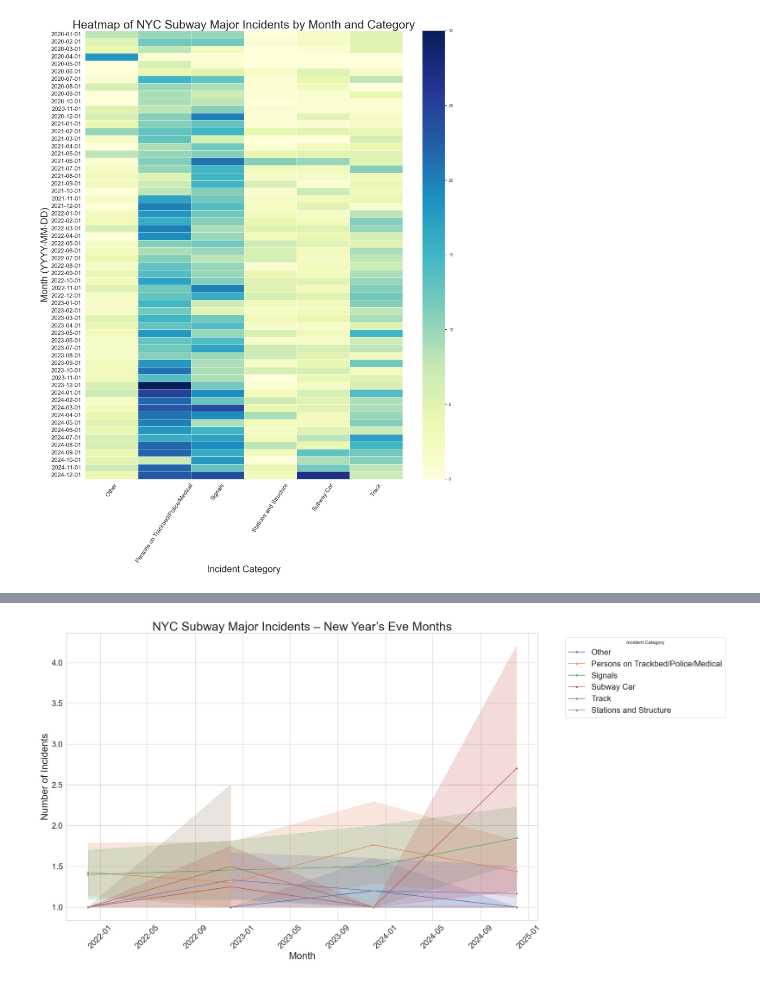
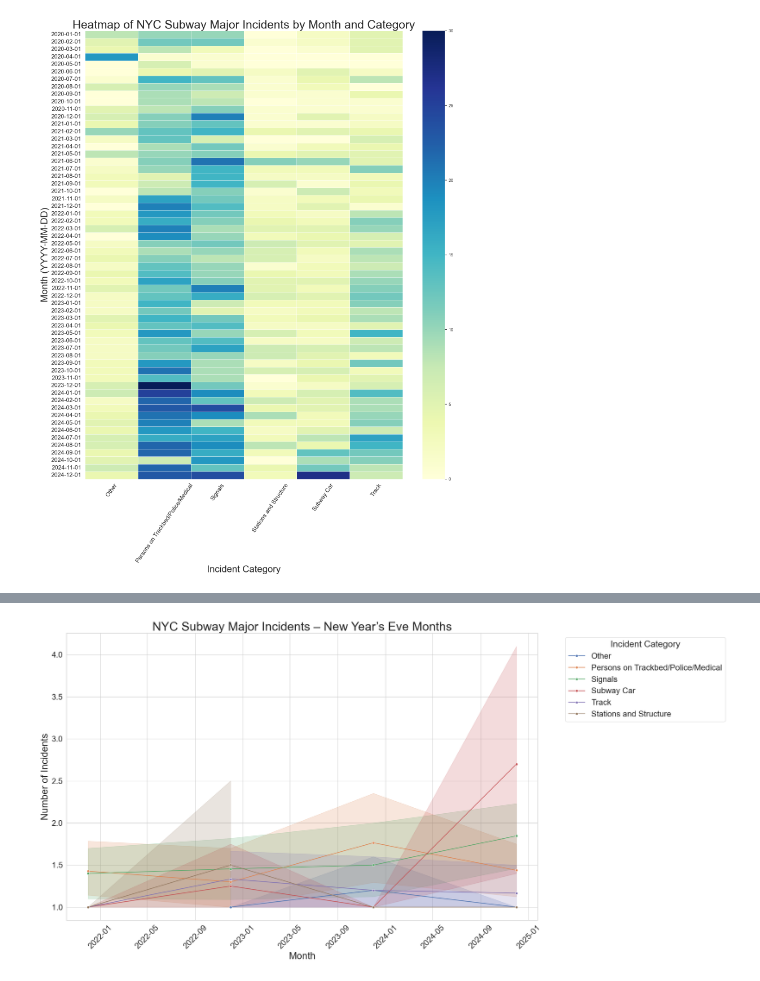
Before and after one commit to ClaraML96/ClaraML96.github.io, a Jupyter notebook: _scripts/Incidents.ipynb, the cells around one changed output, grey strips where cells are left out. Saved outputs shown, nothing was run; the diff lists cells and outputs as text; code cells hidden in the pictures.

```diff
--- a/_scripts/Incidents.ipynb
+++ b/_scripts/Incidents.ipynb
@@ -121,22 +310,28 @@ plt.show()
 # %%
 # --- New Year's Eve Incident Timeline ---
 
 # Filter for December months (when NYE happens)
 nye_months = pd.to_datetime(['2021-12', '2022-12', '2023-12', '2024-12'])
 nye_df = df[df['month'].isin(nye_months)].copy()
 
 # Plot
+# Plot
 plt.figure(figsize=(24, 12))
 sns.lineplot(data=nye_df, x='month', y='count', hue='category', marker='o')
 plt.title('NYC Subway Major Incidents – New Year’s Eve Months', fontsize=30)
 plt.xlabel('Month', fontsize=24)
 plt.ylabel('Number of Incidents', fontsize=24)
-plt.legend(title='Incident Category', bbox_to_anchor=(1.05, 1), loc='upper left', fontsize=20)
+plt.legend(
+    title='Incident Category',
+    title_fontsize=22,  # Adjusted for larger title
+    bbox_to_anchor=(1.05, 1),
+    loc='upper left',
+    fontsize=20  # Legend label font size
+)
 plt.xticks(rotation=45, fontsize=20)
+plt.yticks(fontsize=20)
 plt.grid(True)
-plt.xticks(rotation=45)
-plt.yticks(fontsize=20)
 plt.tight_layout()
 plt.show()
 # %% [output]
-[figure, old version]
+[figure, new version]
```
Also changed, not shown: parts of 6 cells of this notebook, 3 other files.
